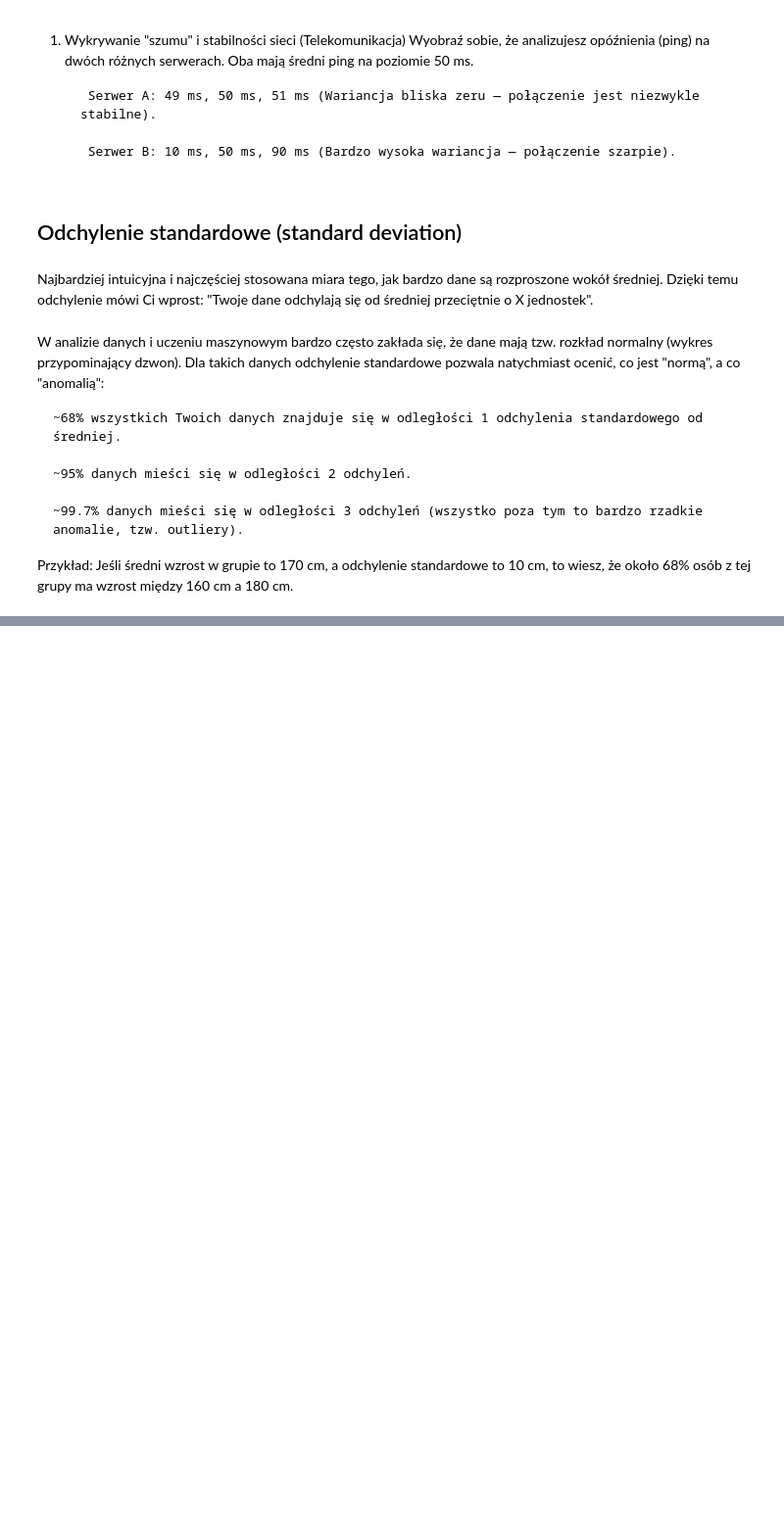
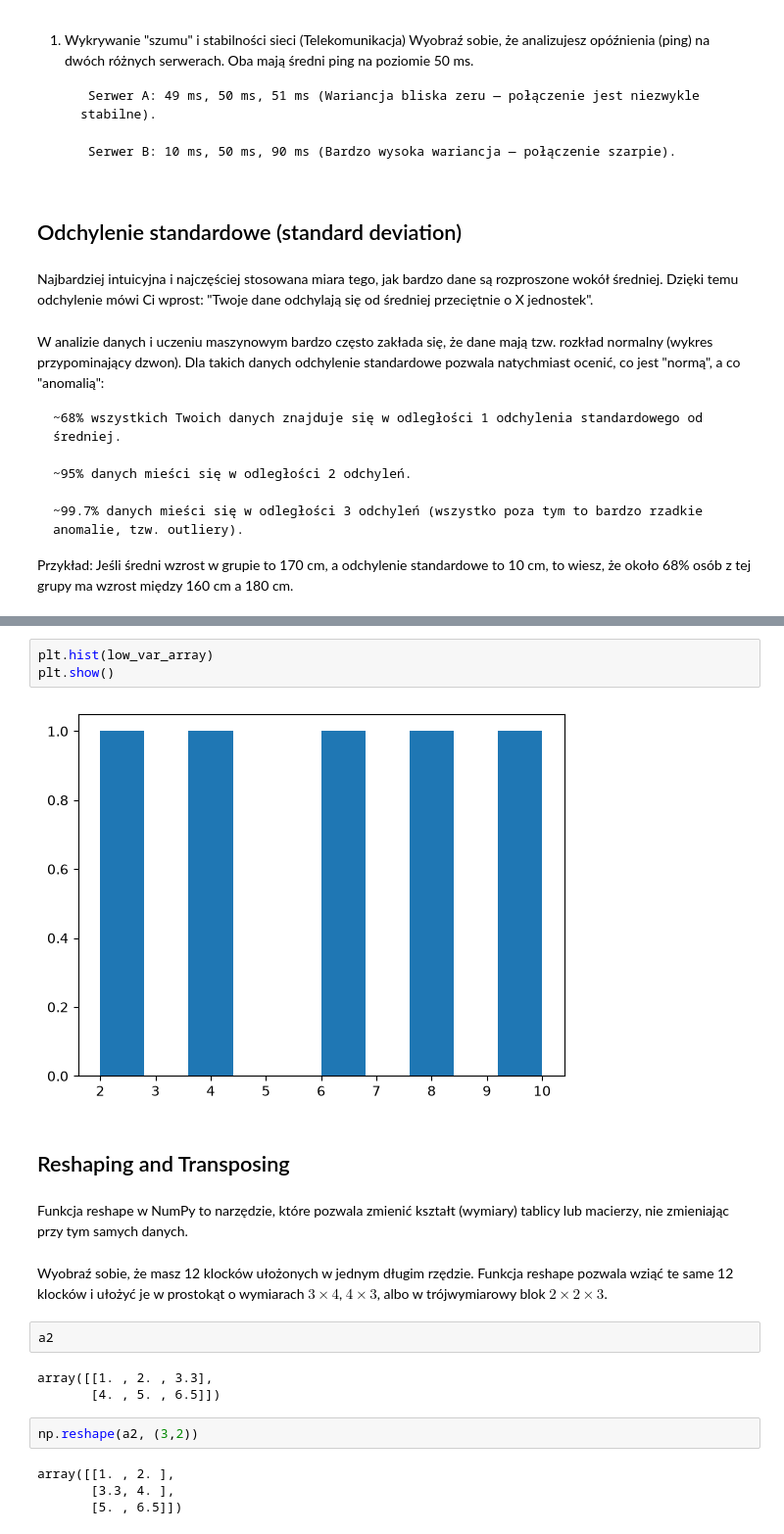
Before and after one commit to pavlovskakristina/ML-journey, a Jupyter notebook: Project2/numpy.ipynb, the cells around one changed output, grey strips where cells are left out. Shown at 98% size. Drawn from its saved outputs; the diff is of its cells as text; blank space fills up the shorter version.

Commit message:
Variance, standard deviation, reshape, transpose

```diff
--- a/Project2/numpy.ipynb
+++ b/Project2/numpy.ipynb
@@ -373,0 +407,22 @@ Przykład: Jeśli średni wzrost w grupie to 170 cm, a odchylenie standardowe to
+# %%
+plt.hist(low_var_array)
+plt.show()
+# %% [output]
+[figure, added]
+# %% [markdown]
+## Reshaping and Transposing
+# %% [markdown]
+Funkcja reshape w NumPy to narzędzie, które pozwala zmienić kształt (wymiary) tablicy lub macierzy, nie zmieniając przy tym samych danych.
+# %% [markdown]
+Wyobraź sobie, że masz 12 klocków ułożonych w jednym długim rzędzie. Funkcja reshape pozwala wziąć te same 12 klocków i ułożyć je w prostokąt o wymiarach $3 \times 4$, $4 \times 3$, albo w trójwymiarowy blok $2 \times 2 \times 3$.
+# %%
+a2
+# %% [output]
+array([[1. , 2. , 3.3],
+       [4. , 5. , 6.5]])
+# %%
+np.reshape(a2, (3,2))
+# %% [output]
+array([[1. , 2. ],
+       [3.3, 4. ],
+       [5. , 6.5]])
```
Also changed, not shown: parts of 17 cells of this notebook.
